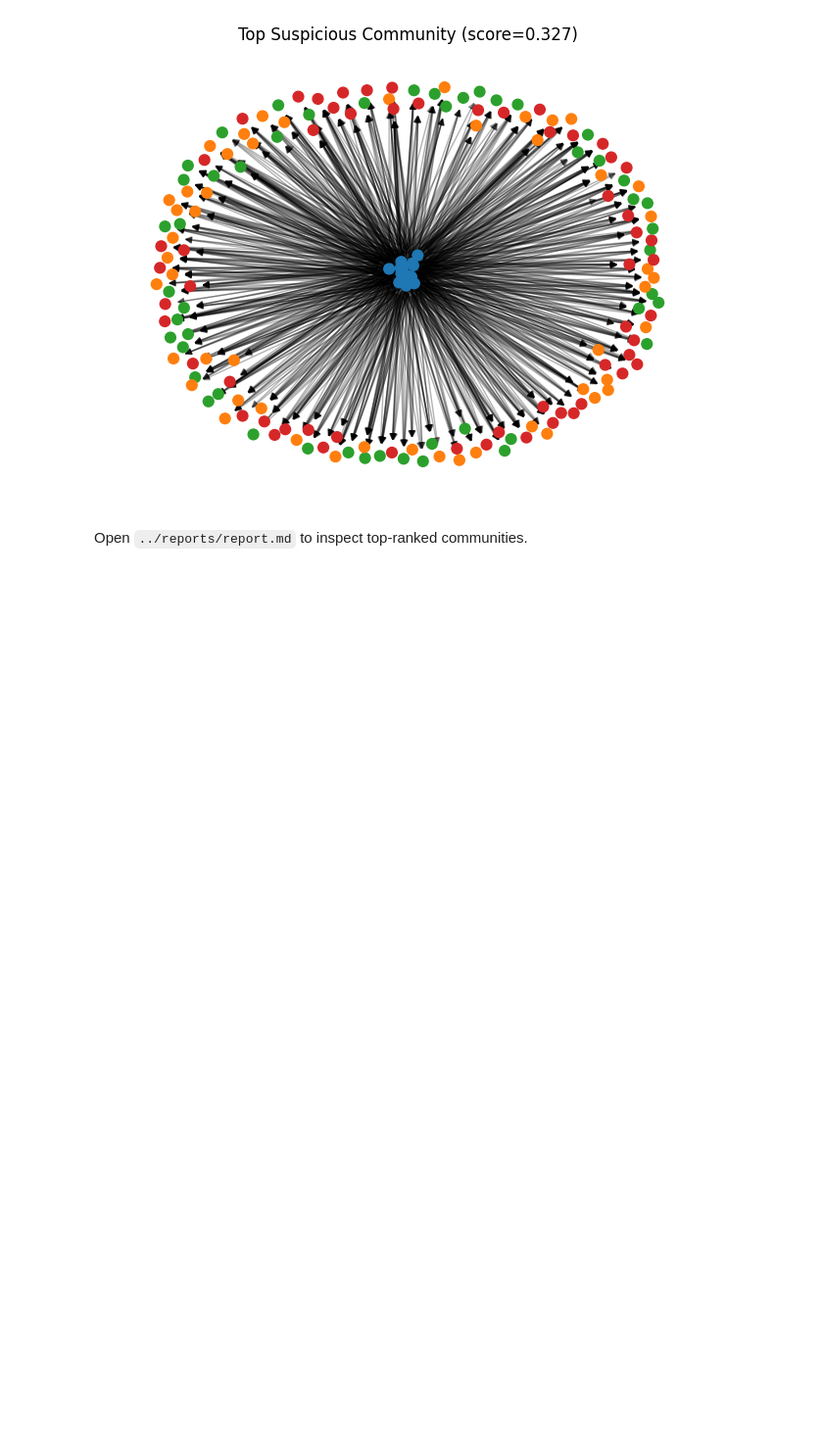
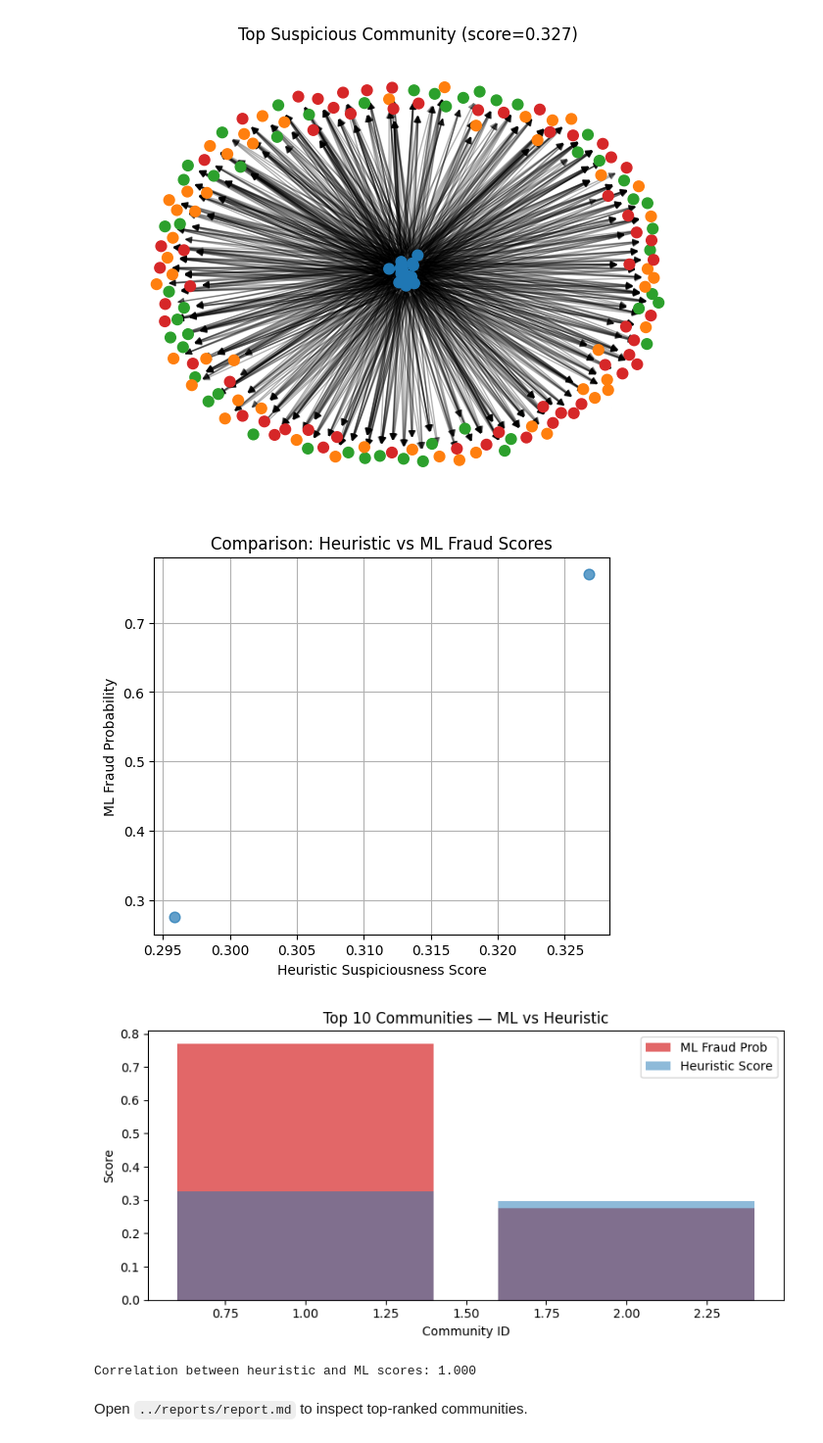
Before and after one commit to nealgatech-web/graph-based-fraud-detection-toolkit, a Jupyter notebook: notebooks/demo_ring.ipynb, the cells around one changed output. Shown at 98% size. Cells and saved outputs as stored; diff of their text form; code cells hidden in the pictures; blank space fills up the shorter version.

Commit message:
add ml visualization

```diff
--- a/notebooks/demo_ring.ipynb
+++ b/notebooks/demo_ring.ipynb
@@ -55,5 +55,62 @@ plt.show()
 Matplotlib is building the font cache; this may take a moment.
 Top community size: 173 nodes, suspicion score: 0.327
 [figure]
+# %%
+# ================================================
+# Compare Heuristic vs. ML-based Suspicion Scores
+# ================================================
+import matplotlib.pyplot as plt
+import pandas as pd
+from fraudgraph.ml_model import rank_with_ml
+from fraudgraph.algorithms import rank_communities_by_suspicion, louvain_communities
+from fraudgraph.etl import load_transactions, build_graph
+
+# Rebuild everything
+df = load_transactions("../data/sim_transactions.csv")
+G = build_graph(df)
+comms = louvain_communities(G)
+ranked = rank_communities_by_suspicion(G, comms)
+ranked_ml = rank_with_ml(G, ranked)
+
+# Build dataframe for visualization
+data = []
+for i, (heuristic, nodes, ml_prob) in enumerate(ranked_ml):
+    data.append({
+        "Community": i + 1,
+        "Heuristic Score": heuristic,
+        "ML Fraud Probability": ml_prob,
+        "Size (#nodes)": len(nodes)
+    })
+
+df_scores = pd.DataFrame(data)
+
+# Scatter plot: ML vs Heuristic
+plt.figure(figsize=(6, 5))
+plt.scatter(df_scores["Heuristic Score"], df_scores["ML Fraud Probability"], s=60, c="tab:blue", alpha=0.7)
+plt.xlabel("Heuristic Suspiciousness Score")
+plt.ylabel("ML Fraud Probability")
+plt.title("Comparison: Heuristic vs ML Fraud Scores")
+plt.grid(True)
+plt.show()
+
+# Bar chart: top 10 communities by ML score
+top10 = df_scores.sort_values("ML Fraud Probability", ascending=False).head(10)
+plt.figure(figsize=(8, 4))
+plt.bar(top10["Community"], top10["ML Fraud Probability"], color="tab:red", alpha=0.7, label="ML Fraud Prob")
+plt.bar(top10["Community"], top10["Heuristic Score"], color="tab:blue", alpha=0.5, label="Heuristic Score")
+plt.xlabel("Community ID")
+plt.ylabel("Score")
+plt.title("Top 10 Communities — ML vs Heuristic")
+plt.legend()
+plt.tight_layout()
+plt.show()
+
+# Optional: compute correlation
+corr = df_scores["Heuristic Score"].corr(df_scores["ML Fraud Probability"])
+print(f"Correlation between heuristic and ML scores: {corr:.3f}")
+# %% [output]
+[figure, added]
+[figure, added]
+Correlation between heuristic and ML scores: 1.000
 # %% [markdown]
 Open `../reports/report.md` to inspect top-ranked communities.
```
